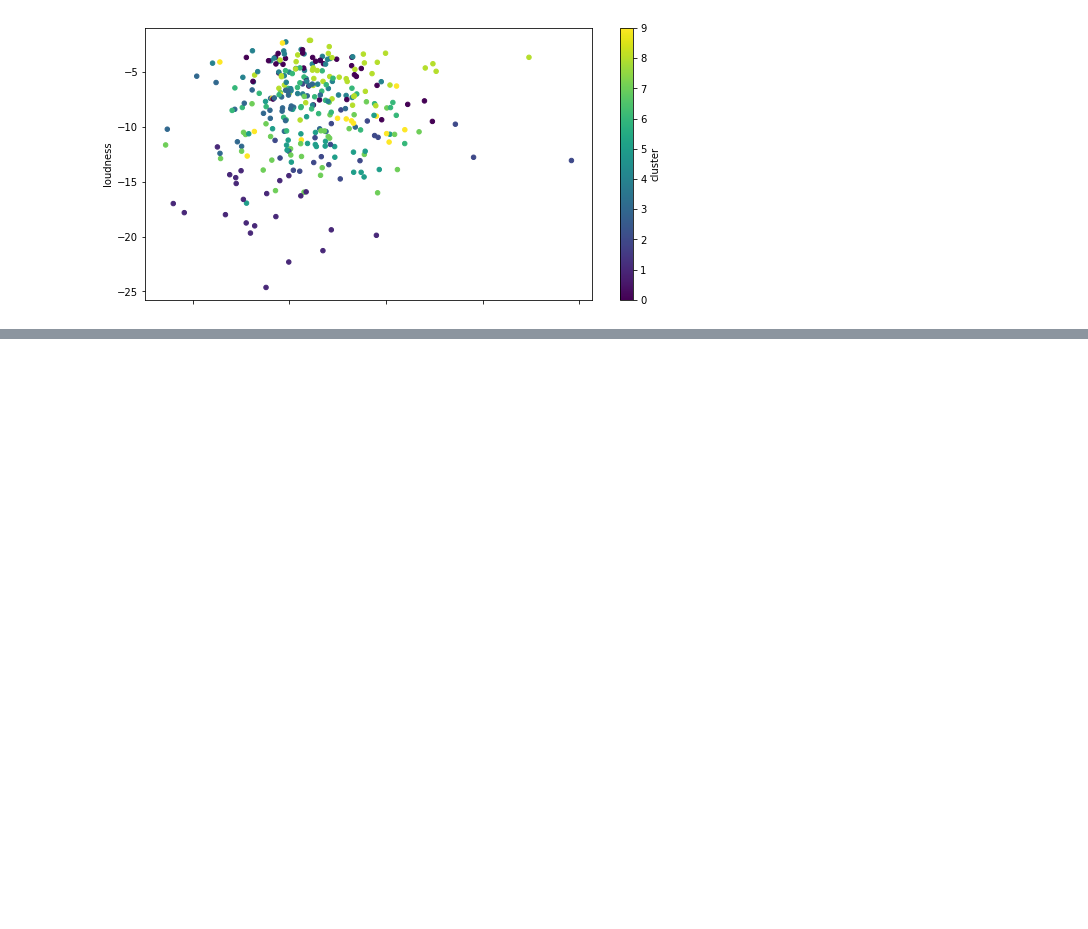
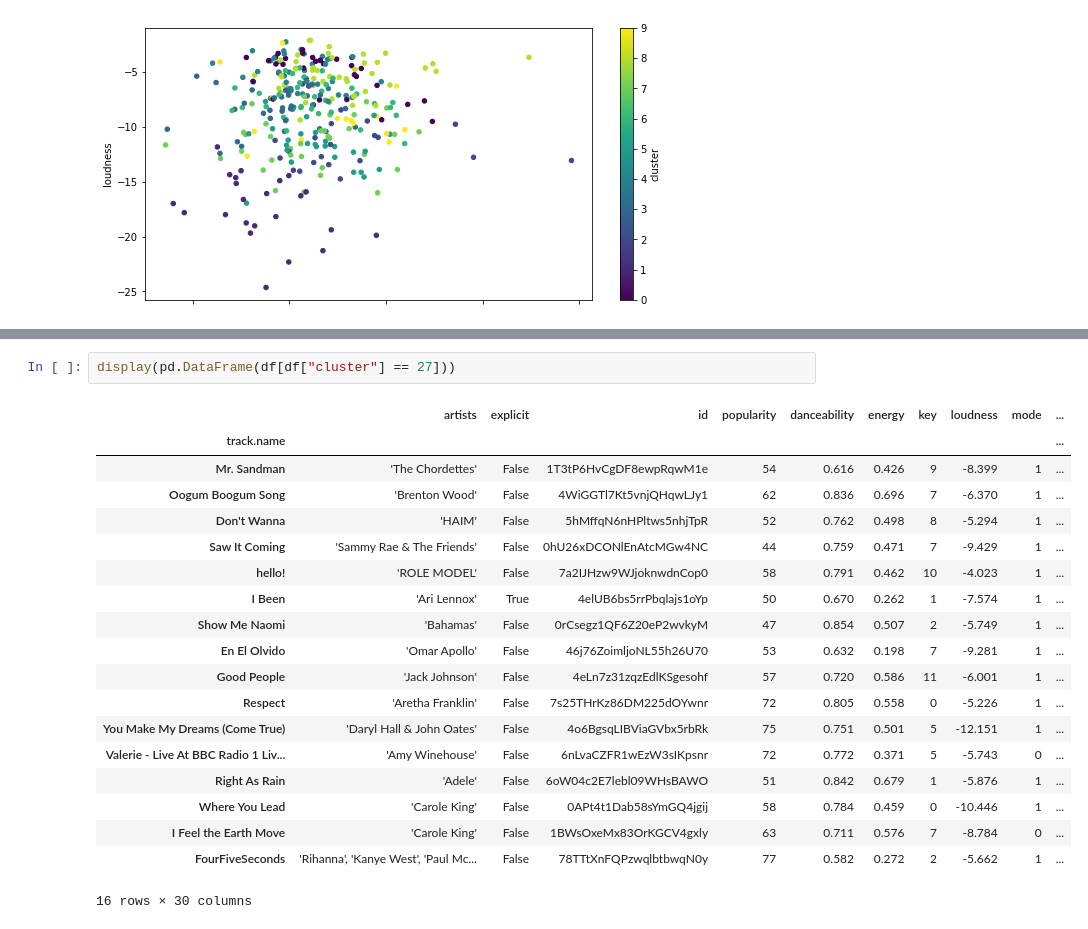
Before and after one commit to tommydb26/datasci112-playlist-generator, a Jupyter notebook: Final_Project_Machine_Learning.ipynb, the cells around one changed output, grey strips where cells are left out. Saved outputs shown, nothing was run; the diff lists cells and outputs as text; blank space fills up the shorter version.

```diff
--- a/Final_Project_Machine_Learning.ipynb
+++ b/Final_Project_Machine_Learning.ipynb
@@ -882,0 +907,22 @@ Finally, I compiled a few of my favorite playlists created by my final model, an
+# %%
+display(pd.DataFrame(df[df["cluster"] == 27]))
+# %% [output]
+|  | artists | explicit | id | popularity | danceability | energy | key | loudness | mode | ... |
+| track.name |  |  |  |  |  |  |  |  |  | ... |
+| Mr. Sandman | 'The Chordettes' | False | 1T3tP6HvCgDF8ewpRqwM1e | 54 | 0.616 | 0.426 | 9 | -8.399 | 1 | ... |
+| Oogum Boogum Song | 'Brenton Wood' | False | 4WiGGTl7Kt5vnjQHqwLJy1 | 62 | 0.836 | 0.696 | 7 | -6.370 | 1 | ... |
+| Don't Wanna | 'HAIM' | False | 5hMffqN6nHPltws5nhjTpR | 52 | 0.762 | 0.498 | 8 | -5.294 | 1 | ... |
+| Saw It Coming | 'Sammy Rae & The Friends' | False | 0hU26xDCONlEnAtcMGw4NC | 44 | 0.759 | 0.471 | 7 | -9.429 | 1 | ... |
+| hello! | 'ROLE MODEL' | False | 7a2IJHzw9WJjoknwdnCop0 | 58 | 0.791 | 0.462 | 10 | -4.023 | 1 | ... |
+| I Been | 'Ari Lennox' | True | 4elUB6bs5rrPbqlajs1oYp | 50 | 0.670 | 0.262 | 1 | -7.574 | 1 | ... |
+| Show Me Naomi | 'Bahamas' | False | 0rCsegz1QF6Z20eP2wvkyM | 47 | 0.854 | 0.507 | 2 | -5.749 | 1 | ... |
+| En El Olvido | 'Omar Apollo' | False | 46j76ZoimljoNL55h26U70 | 53 | 0.632 | 0.198 | 7 | -9.281 | 1 | ... |
+| Good People | 'Jack Johnson' | False | 4eLn7z31zqzEdlKSgesohf | 57 | 0.720 | 0.586 | 11 | -6.001 | 1 | ... |
+| Respect | 'Aretha Franklin' | False | 7s25THrKz86DM225dOYwnr | 72 | 0.805 | 0.558 | 0 | -5.226 | 1 | ... |
+| You Make My Dreams (Come True) | 'Daryl Hall & John Oates' | False | 4o6BgsqLIBViaGVbx5rbRk | 75 | 0.751 | 0.501 | 5 | -12.151 | 1 | ... |
+| Valerie - Live At BBC Radio 1 Liv... | 'Amy Winehouse' | False | 6nLvaCZFR1wEzW3sIKpsnr | 72 | 0.772 | 0.371 | 5 | -5.743 | 0 | ... |
+| Right As Rain | 'Adele' | False | 6oW04c2E7lebl09WHsBAWO | 51 | 0.842 | 0.679 | 1 | -5.876 | 1 | ... |
+| Where You Lead | 'Carole King' | False | 0APt4t1Dab58sYmGQ4jgij | 58 | 0.784 | 0.459 | 0 | -10.446 | 1 | ... |
+| I Feel the Earth Move | 'Carole King' | False | 1BWsOxeMx83OrKGCV4gxly | 63 | 0.711 | 0.576 | 7 | -8.784 | 0 | ... |
+| FourFiveSeconds | 'Rihanna', 'Kanye West', 'Paul Mc... | False | 78TTtXnFQPzwqlbtbwqN0y | 77 | 0.582 | 0.272 | 2 | -5.662 | 1 | ... |
+16 rows × 30 columns
```
Also changed, not shown: parts of 5 cells of this notebook.
